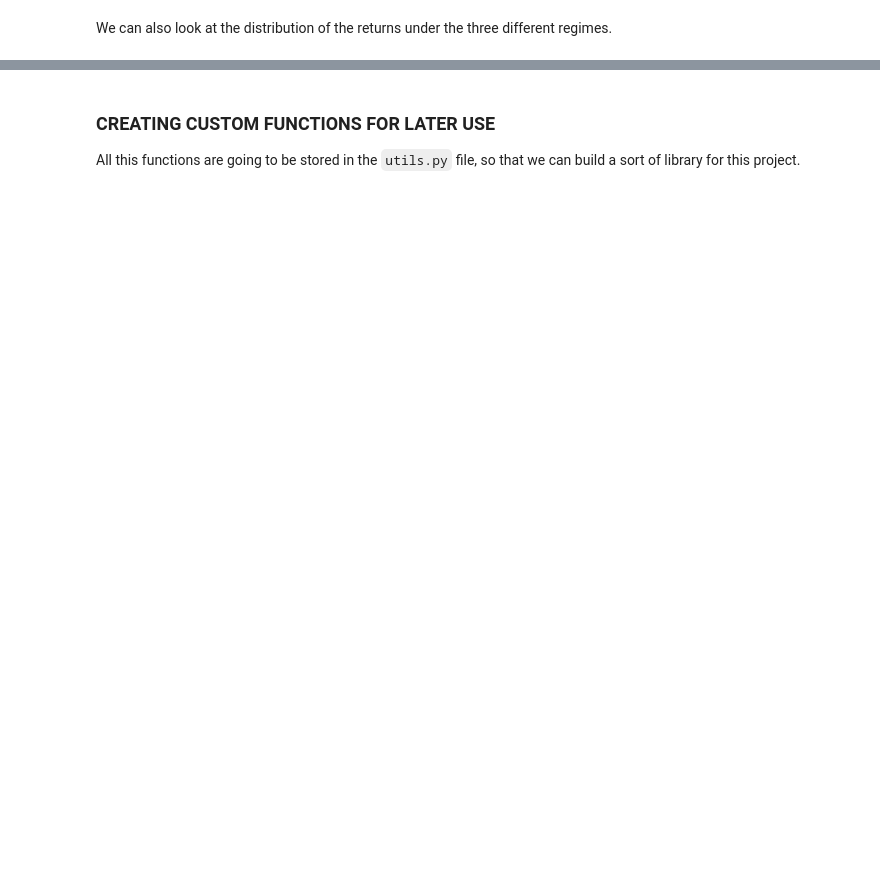
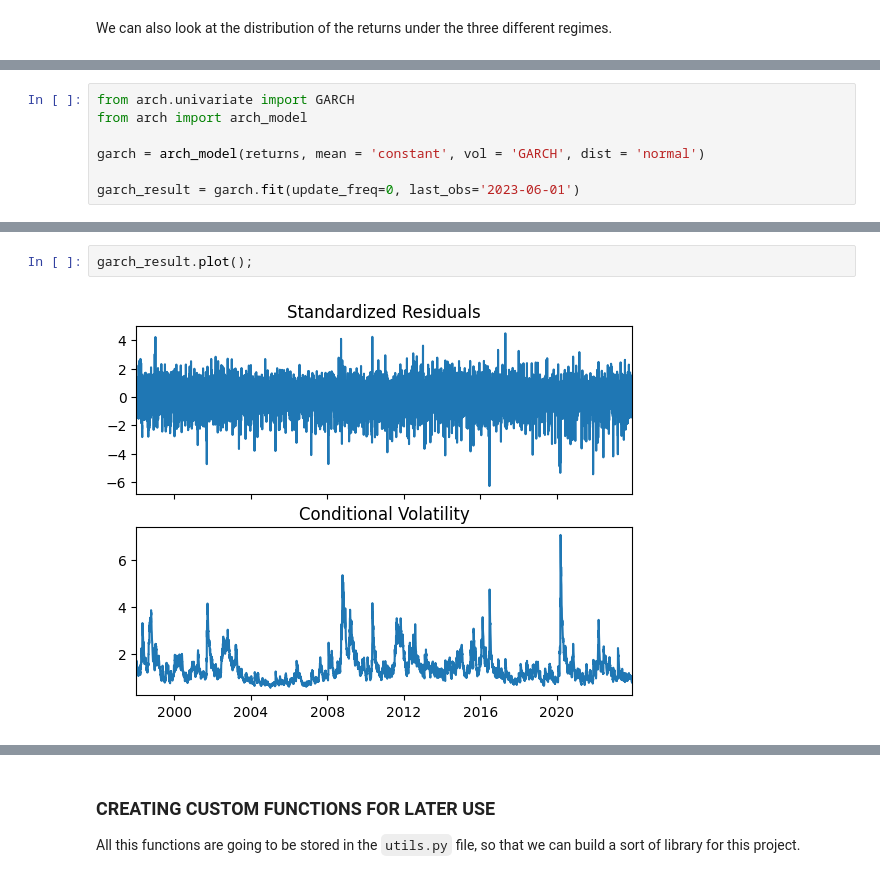
Before and after one commit to tommasograndi/market-vol-forecasting-with-GARCH-models, a Jupyter notebook: notebook.ipynb, the cells around one changed output, grey strips where cells are left out. Cells and saved outputs as stored; diff of their text form; blank space fills up the shorter version.

```diff
--- a/notebook.ipynb
+++ b/notebook.ipynb
@@ -379,0 +603,7 @@ Since the GARCH is the the most complete model, this notebook will integrate it
+# %%
+from arch.univariate import GARCH
+from arch import arch_model
+
+garch = arch_model(returns, mean = 'constant', vol = 'GARCH', dist = 'normal')
+
+garch_result = garch.fit(update_freq=0, last_obs='2023-06-01')
@@ -379,0 +636,4 @@ Since the GARCH is the the most complete model, this notebook will integrate it
+# %%
+garch_result.plot();
+# %% [output]
+[figure, added]
```
Also changed, not shown: parts of 64 cells of this notebook, 1 other file.
